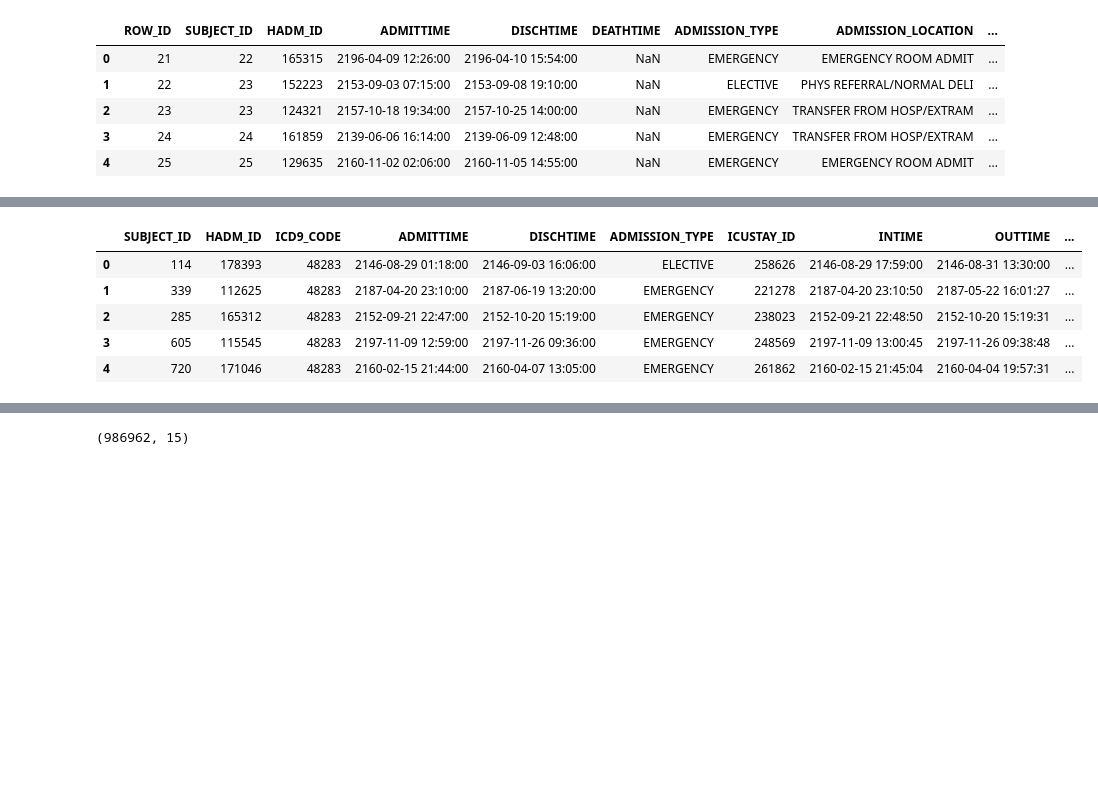
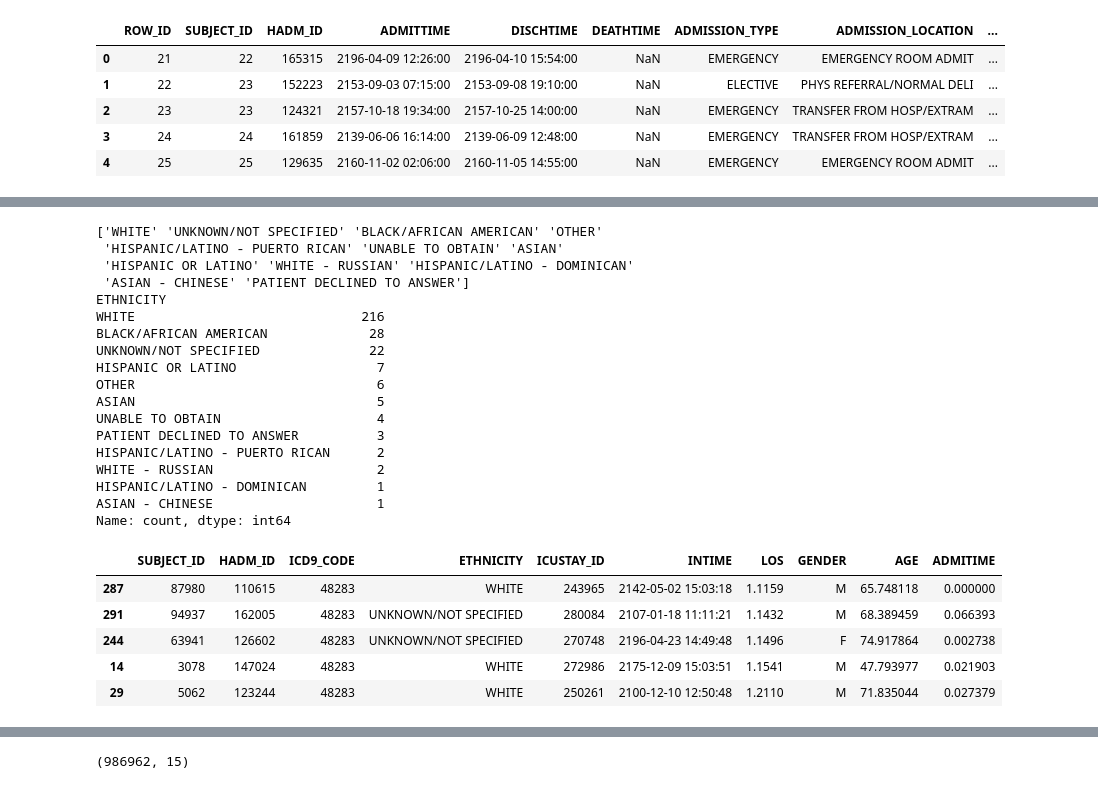
Before and after one commit to Francesinhas/mimic3-length-of-stay-prediction, a Jupyter notebook: FeatureEngineering.ipynb, the cells around one changed output, grey strips where cells are left out. Cells and saved outputs as stored; diff of their text form; code cells hidden in the pictures; blank space fills up the shorter version.

```diff
--- a/FeatureEngineering.ipynb
+++ b/FeatureEngineering.ipynb
@@ -2,7 +2,7 @@
 import pandas as pd
 import matplotlib.pyplot as plt
 
-data_path = "../data_sets/mimic-iii-data/"
+data_path = "./data_sets/"
 
 df_patients= pd.read_csv(data_path + 'PATIENTS.csv.gz')
 df_admissions = pd.read_csv(data_path + 'ADMISSIONS.csv.gz')
@@ -35,7 +35,7 @@ df_admissions.head()
 # Merge with admissions to get LOS
 df_merged = pd.merge(
     df_target,
-    df_admissions[['SUBJECT_ID', 'HADM_ID', 'ADMITTIME', 'DISCHTIME', 'ADMISSION_TYPE']],
+    df_admissions[['SUBJECT_ID', 'HADM_ID', 'ADMITTIME', 'ETHNICITY']],
     on=['SUBJECT_ID', 'HADM_ID'],
     how='left'
 )
@@ -53,11 +62,11 @@ df_merged.head()
 # Merge with ICU stays (if any)
 df_merged = pd.merge(
     df_merged,
-    df_icustays[['SUBJECT_ID', 'HADM_ID', 'ICUSTAY_ID', 'INTIME', 'OUTTIME', 'LOS']],
+    df_icustays[['SUBJECT_ID', 'HADM_ID', 'ICUSTAY_ID', 'INTIME', 'LOS']],
     on=['SUBJECT_ID', 'HADM_ID'],
     how='left'
 
 )
 
-df_patients.head()
+df_merged.head()
 # %% [output]
@@ -94,22 +119,58 @@ dtype: int64
 # %%
+df_merged['DOB'] = pd.to_datetime(df_merged['DOB'])
+df_merged['INTIME'] = pd.to_datetime(df_merged['INTIME'])
+
 df_merged['ADMITTIME'] = pd.to_datetime(df_merged['ADMITTIME'])
-df_merged['DOB'] = pd.to_datetime(df_merged['DOB'])
 
 # Correctly subtract the years
-df_merged['age'] = df_merged['ADMITTIME'].dt.year - df_merged['DOB'].dt.year
-df_merged.loc[df_merged['age'] > 89, 'age'] = 91  # Handle MIMIC-III's >89 group
+df_merged['AGE'] = (
+    (df_merged['INTIME'].dt.year - df_merged['DOB'].dt.year) +
+    (df_merged['INTIME'].dt.dayofyear - df_merged['DOB'].dt.dayofyear) / 365.25
+)
+# Time since admitted in the hospital
+df_merged['ADMITIME'] = (
+    (df_merged['INTIME'].dt.year - df_merged['ADMITTIME'].dt.year) +
+    (df_merged['INTIME'].dt.dayofyear - df_merged['ADMITTIME'].dt.dayofyear) / 365.25
+)
+
+# Can drop DOB, INTIME and ADMITE TIME
+df_merged.drop(columns=['DOB', 'ADMITTIME'], inplace=True)
+
+df_merged.loc[df_merged['AGE'] > 89, 'AGE'] = 91.4  # Handle MIMIC-III's >89 group
 
 df_merged = df_merged[df_merged['LOS'] > 1]
 
-df_merged = df_merged.drop(df_merged['LOS'].idxmax())
-df_merged = df_merged.drop(df_merged['LOS'].idxmax())
+df_merged = df_merged.nsmallest(len(df_merged), 'LOS')  # Remove 2 max LOS rows
 
+unique_ethnicities = df_merged['ETHNICITY'].unique()
+print(unique_ethnicities)
+
+ethnicity_counts = df_merged['ETHNICITY'].value_counts()
+print(ethnicity_counts)
 
 df_merged.head()
 # %% [output]
+['WHITE' 'UNKNOWN/NOT SPECIFIED' 'BLACK/AFRICAN AMERICAN' 'OTHER'
+ 'HISPANIC/LATINO - PUERTO RICAN' 'UNABLE TO OBTAIN' 'ASIAN'
+ 'HISPANIC OR LATINO' 'WHITE - RUSSIAN' 'HISPANIC/LATINO - DOMINICAN'
+ 'ASIAN - CHINESE' 'PATIENT DECLINED TO ANSWER']
+ETHNICITY
+WHITE                             216
+BLACK/AFRICAN AMERICAN             28
+UNKNOWN/NOT SPECIFIED              22
+HISPANIC OR LATINO                  7
+OTHER                               6
+ASIAN                               5
+UNABLE TO OBTAIN                    4
+PATIENT DECLINED TO ANSWER          3
+HISPANIC/LATINO - PUERTO RICAN      2
+WHITE - RUSSIAN                     2
+HISPANIC/LATINO - DOMINICAN         1
+ASIAN - CHINESE                     1
+Name: count, dtype: int64
-|  | SUBJECT_ID | HADM_ID | ICD9_CODE | ADMITTIME | DISCHTIME | ADMISSION_TYPE | ICUSTAY_ID | INTIME | OUTTIME | ... |
-| 0 | 114 | 178393 | 48283 | 2146-08-29 01:18:00 | 2146-09-03 16:06:00 | ELECTIVE | 258626 | 2146-08-29 17:59:00 | 2146-08-31 13:30:00 | ... |
-| 1 | 339 | 112625 | 48283 | 2187-04-20 23:10:00 | 2187-06-19 13:20:00 | EMERGENCY | 221278 | 2187-04-20 23:10:50 | 2187-05-22 16:01:27 | ... |
-| 2 | 285 | 165312 | 48283 | 2152-09-21 22:47:00 | 2152-10-20 15:19:00 | EMERGENCY | 238023 | 2152-09-21 22:48:50 | 2152-10-20 15:19:31 | ... |
-| 3 | 605 | 115545 | 48283 | 2197-11-09 12:59:00 | 2197-11-26 09:36:00 | EMERGENCY | 248569 | 2197-11-09 13:00:45 | 2197-11-26 09:38:48 | ... |
-| 4 | 720 | 171046 | 48283 | 2160-02-15 21:44:00 | 2160-04-07 13:05:00 | EMERGENCY | 261862 | 2160-02-15 21:45:04 | 2160-04-04 19:57:31 | ... |
+|  | SUBJECT_ID | HADM_ID | ICD9_CODE | ETHNICITY | ICUSTAY_ID | INTIME | LOS | GENDER | AGE | ADMITIME |
+| 287 | 87980 | 110615 | 48283 | WHITE | 243965 | 2142-05-02 15:03:18 | 1.1159 | M | 65.748118 | 0.000000 |
+| 291 | 94937 | 162005 | 48283 | UNKNOWN/NOT SPECIFIED | 280084 | 2107-01-18 11:11:21 | 1.1432 | M | 68.389459 | 0.066393 |
+| 244 | 63941 | 126602 | 48283 | UNKNOWN/NOT SPECIFIED | 270748 | 2196-04-23 14:49:48 | 1.1496 | F | 74.917864 | 0.002738 |
+| 14 | 3078 | 147024 | 48283 | WHITE | 272986 | 2175-12-09 15:03:51 | 1.1541 | M | 47.793977 | 0.021903 |
+| 29 | 5062 | 123244 | 48283 | WHITE | 250261 | 2100-12-10 12:50:48 | 1.2110 | M | 71.835044 | 0.027379 |
```
Also changed, not shown: parts of 26 cells of this notebook.
